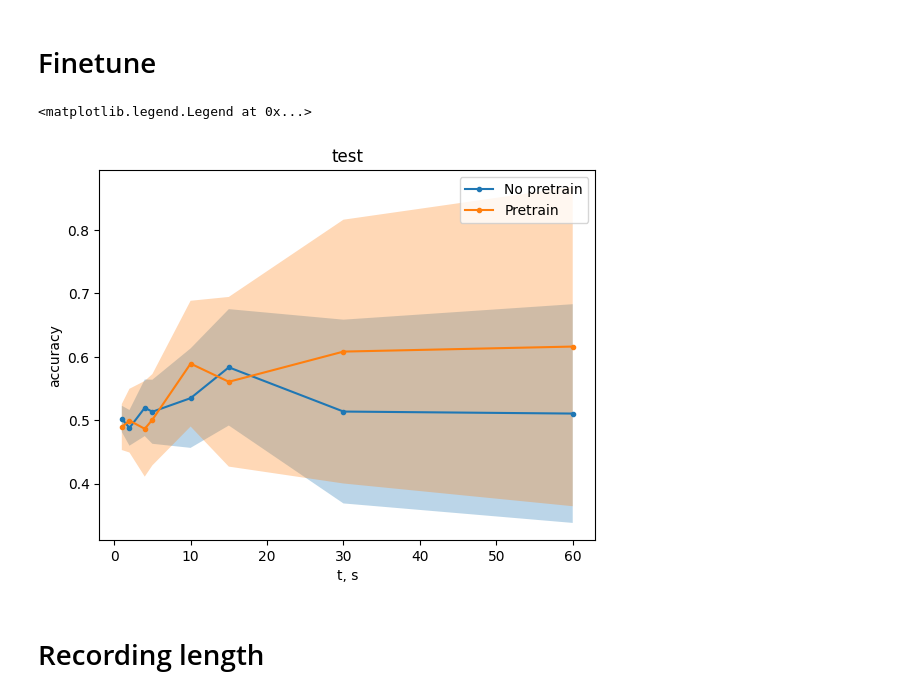
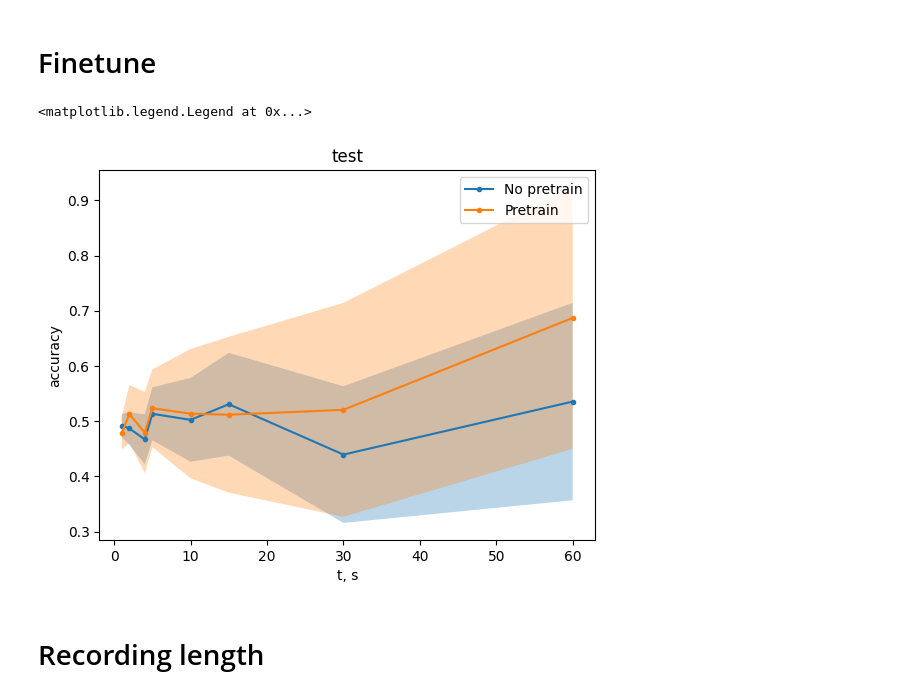
Before and after one commit to dwemer8/Depression_classification_from_EEG, a Jupyter notebook: results_analysis.ipynb, the cells around one changed output. Saved outputs shown, nothing was run; the diff lists cells and outputs as text; code cells hidden in the pictures.

```diff
--- a/results_analysis.ipynb
+++ b/results_analysis.ipynb
@@ -32,26 +32,26 @@ def plot_se(x, y, y_se, label=None):
 # %%
 runs_df = get_runs("dmitriykornilov_team/EEG_depression_classification")
 results = []
 
 for idx, run in runs_df.iterrows():
     description = run['config']['model']['model_description']
     if 'finetune, duration' in description or 'duration, inhouse_dataset' in description:
         results.append({
             "t": run['config']['dataset']['samples_shape'][1]/128,
-            "accuracy": run['summary']['test']['clf.d.test.accuracy.bs'],
-            "accuracy_se": run['summary']['test']['clf.d.test.accuracy.se.bs'],
+            "accuracy": run['summary']['final']['clf.d.test.accuracy.bs'],
+            "accuracy_se": run['summary']['final']['clf.d.test.accuracy.se.bs'],
             'pretrain': True if 'finetune, duration' in description else False
         })
 
 results = pd.DataFrame.from_records(results)
 for idx, df in results.groupby('pretrain'): plot_se(df['t'], df['accuracy'], df['accuracy_se'], label="Pretrain" if idx else "No pretrain")
 plt.xlabel("t, s")
 plt.ylabel("accuracy")
 plt.title("test")
 plt.legend()
 # %% [output]
 <matplotlib.legend.Legend at 0x...>
-[figure, old version]
+[figure, new version]
 # %% [markdown]
 # Recording length
 # %%
```
Also changed, not shown: 4 other files.
